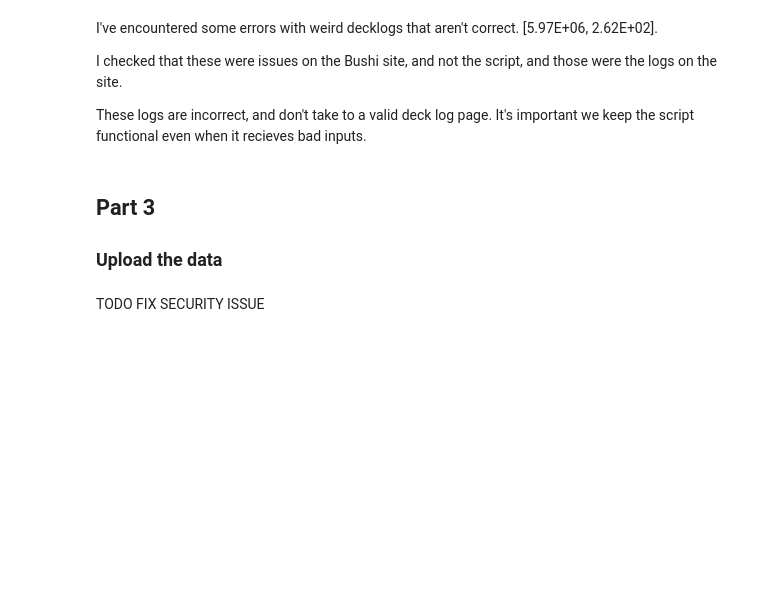
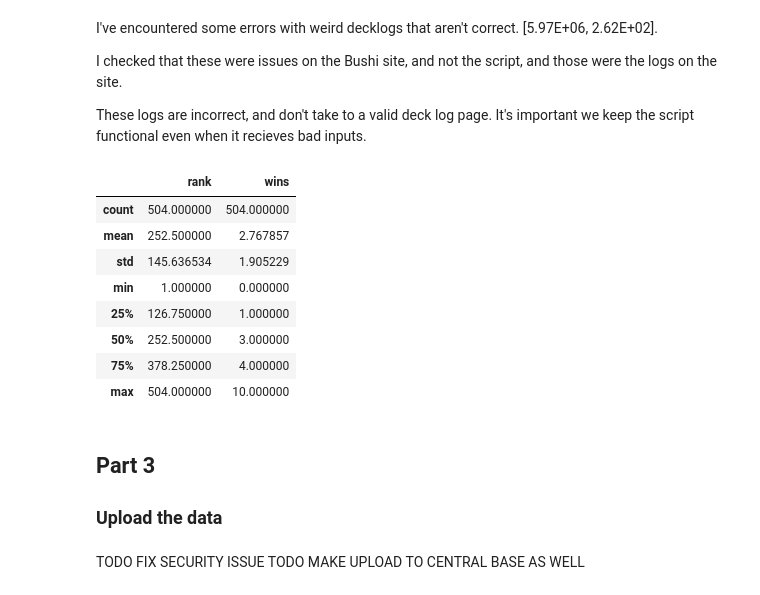
Before and after one commit to Silver-Sapphire/BCSanalysis, a Jupyter notebook: BCS_Data_Collection.ipynb, the cells around one changed output. Cells and saved outputs as stored; diff of their text form; code cells hidden in the pictures; blank space fills up the shorter version.

```diff
--- a/BCS_Data_Collection.ipynb
+++ b/BCS_Data_Collection.ipynb
@@ -521,9 +563,22 @@ I've encountered some errors with weird decklogs that aren't correct. [5.97E+06,
 I checked that these were issues on the Bushi site, and not the script, and those were the logs on the site.
 
 These logs are incorrect, and don't take to a valid deck log page. It's important we keep the script functional even when it recieves bad inputs.
+# %%
+df.describe()
+# %% [output]
+|  | rank | wins |
+| count | 504.000000 | 504.000000 |
+| mean | 252.500000 | 2.767857 |
+| std | 145.636534 | 1.905229 |
+| min | 1.000000 | 0.000000 |
+| 25% | 126.750000 | 1.000000 |
+| 50% | 252.500000 | 3.000000 |
+| 75% | 378.250000 | 4.000000 |
+| max | 504.000000 | 10.000000 |
 # %% [markdown]
 ## Part 3
 ### Upload the data
 # %% [markdown]
 TODO FIX SECURITY ISSUE
+TODO MAKE UPLOAD TO CENTRAL BASE AS WELL
 # %%
```
Also changed, not shown: parts of 5 cells of this notebook.
